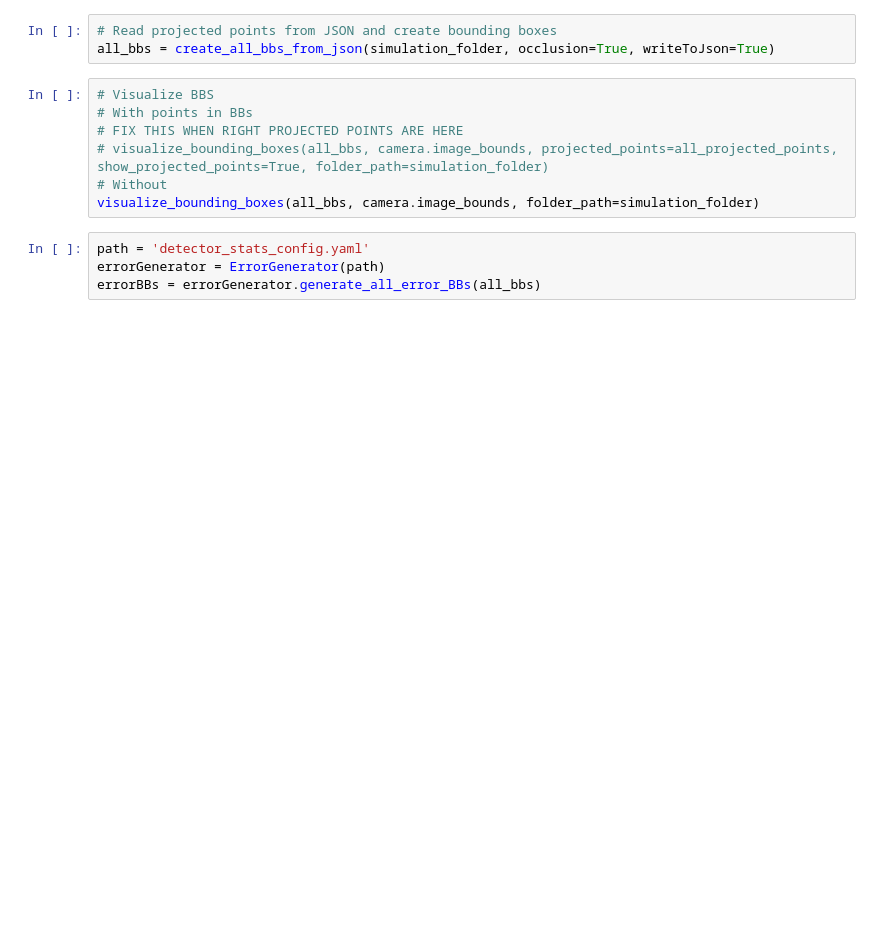
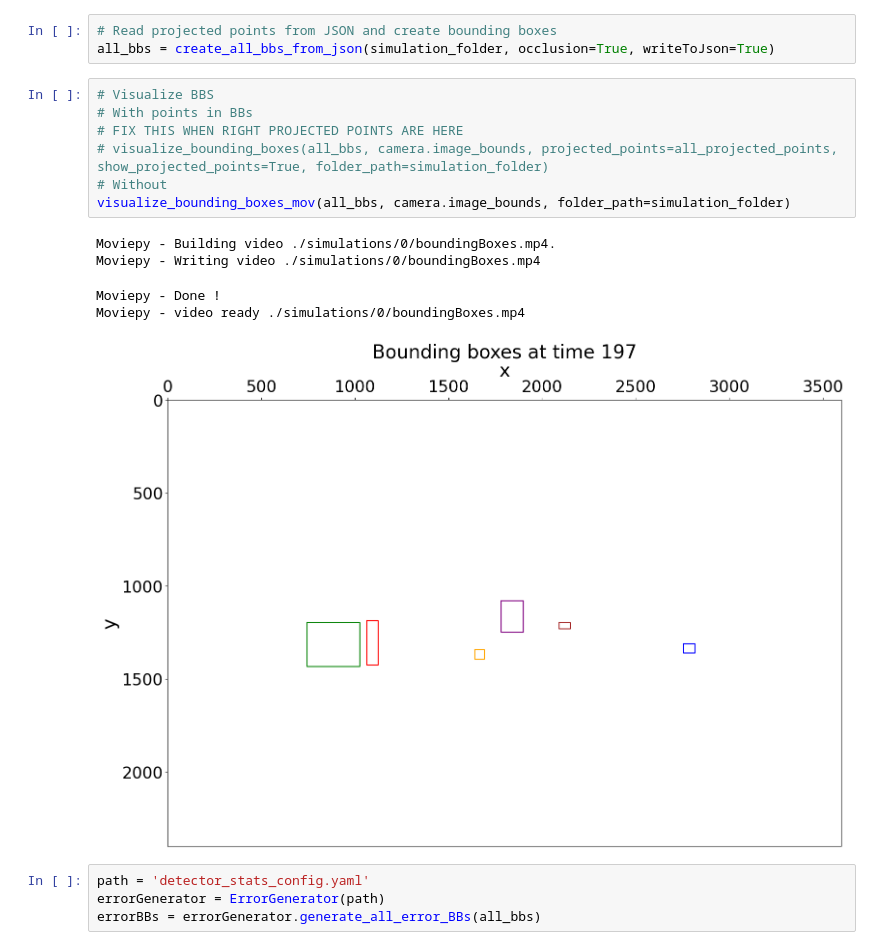
Before and after one commit to andreajessen/MODSIM, a Jupyter notebook: src/visualization.ipynb, the cells around one changed output. Saved outputs shown, nothing was run; the diff lists cells and outputs as text; blank space fills up the shorter version.

```diff
--- a/src/visualization.ipynb
+++ b/src/visualization.ipynb
@@ -41,10 +61,16 @@ all_bbs = create_all_bbs_from_json(simulation_folder, occlusion=True, writeToJso
 # %%
 # Visualize BBS
 # With points in BBs
 # FIX THIS WHEN RIGHT PROJECTED POINTS ARE HERE
 # visualize_bounding_boxes(all_bbs, camera.image_bounds, projected_points=all_projected_points, show_projected_points=True, folder_path=simulation_folder)
 # Without
-visualize_bounding_boxes(all_bbs, camera.image_bounds, folder_path=simulation_folder)
+visualize_bounding_boxes_mov(all_bbs, camera.image_bounds, folder_path=simulation_folder)
+# %% [output]
+Moviepy - Building video ./simulations/0/boundingBoxes.mp4.
+Moviepy - Writing video ./simulations/0/boundingBoxes.mp4
+Moviepy - Done !
+Moviepy - video ready ./simulations/0/boundingBoxes.mp4
+[figure, added]
 # %%
 path = 'detector_stats_config.yaml'
 errorGenerator = ErrorGenerator(path)
```
Also changed, not shown: parts of 5 cells of this notebook, 1 other file.
